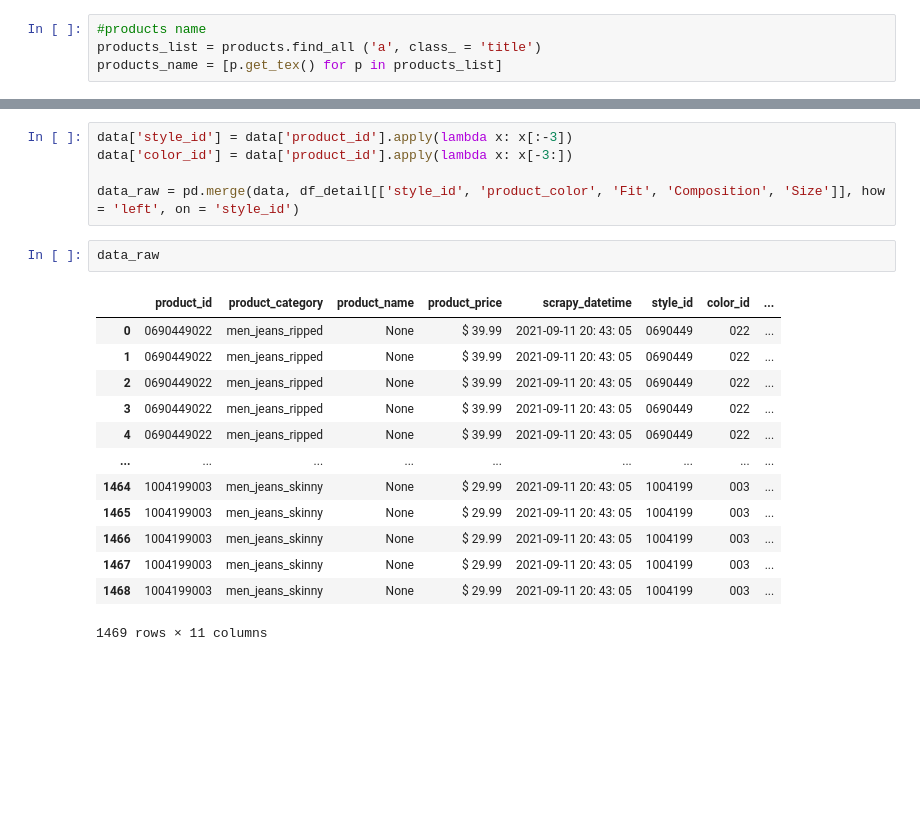
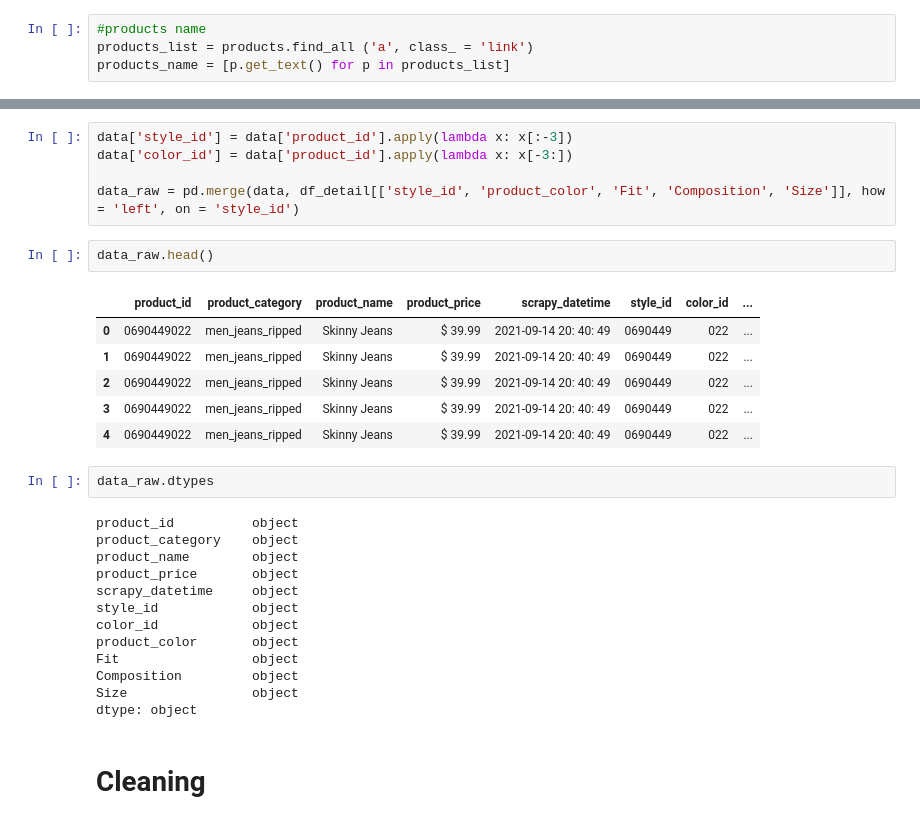
Before and after one commit to HenriqueCR1291/star_jeans, a Jupyter notebook: m01_star_jeans.ipynb, the cells around one changed output, grey strips where cells are left out. Saved outputs shown, nothing was run; the diff lists cells and outputs as text; blank space fills up the shorter version.

```diff
--- a/m01_star_jeans.ipynb
+++ b/m01_star_jeans.ipynb
@@ -160,8 +158,8 @@ products_id = [p.get('data-articlecode') for p in products_list]
 products_category = [p.get('data-category') for p in products_list]
 # %%
 #products name
-products_list = products.find_all ('a', class_ = 'title')
-products_name = [p.get_tex() for p in products_list]
+products_list = products.find_all ('a', class_ = 'link')
+products_name = [p.get_text() for p in products_list]
 # %%
 #product price
 products_list = products.find_all ('span', class_ = 'price regular')
@@ -319,18 +315,28 @@ data['color_id'] = data['product_id'].apply(lambda x: x[-3:])
 
 data_raw = pd.merge(data, df_detail[['style_id', 'product_color', 'Fit', 'Composition', 'Size']], how = 'left', on = 'style_id')
 # %%
-data_raw
+data_raw.head()
 # %% [output]
 |  | product_id | product_category | product_name | product_price | scrapy_datetime | style_id | color_id | ... |
-| 0 | 0690449022 | men_jeans_ripped | None | $ 39.99 | 2021-09-11 20: 43: 05 | 0690449 | 022 | ... |
-| 1 | 0690449022 | men_jeans_ripped | None | $ 39.99 | 2021-09-11 20: 43: 05 | 0690449 | 022 | ... |
-| 2 | 0690449022 | men_jeans_ripped | None | $ 39.99 | 2021-09-11 20: 43: 05 | 0690449 | 022 | ... |
-| 3 | 0690449022 | men_jeans_ripped | None | $ 39.99 | 2021-09-11 20: 43: 05 | 0690449 | 022 | ... |
-| 4 | 0690449022 | men_jeans_ripped | None | $ 39.99 | 2021-09-11 20: 43: 05 | 0690449 | 022 | ... |
-| ... | ... | ... | ... | ... | ... | ... | ... | ... |
-| 1464 | 1004199003 | men_jeans_skinny | None | $ 29.99 | 2021-09-11 20: 43: 05 | 1004199 | 003 | ... |
-| 1465 | 1004199003 | men_jeans_skinny | None | $ 29.99 | 2021-09-11 20: 43: 05 | 1004199 | 003 | ... |
-| 1466 | 1004199003 | men_jeans_skinny | None | $ 29.99 | 2021-09-11 20: 43: 05 | 1004199 | 003 | ... |
-| 1467 | 1004199003 | men_jeans_skinny | None | $ 29.99 | 2021-09-11 20: 43: 05 | 1004199 | 003 | ... |
-| 1468 | 1004199003 | men_jeans_skinny | None | $ 29.99 | 2021-09-11 20: 43: 05 | 1004199 | 003 | ... |
+| 0 | 0690449022 | men_jeans_ripped | Skinny Jeans | $ 39.99 | 2021-09-14 20: 40: 49 | 0690449 | 022 | ... |
+| 1 | 0690449022 | men_jeans_ripped | Skinny Jeans | $ 39.99 | 2021-09-14 20: 40: 49 | 0690449 | 022 | ... |
+| 2 | 0690449022 | men_jeans_ripped | Skinny Jeans | $ 39.99 | 2021-09-14 20: 40: 49 | 0690449 | 022 | ... |
+| 3 | 0690449022 | men_jeans_ripped | Skinny Jeans | $ 39.99 | 2021-09-14 20: 40: 49 | 0690449 | 022 | ... |
+| 4 | 0690449022 | men_jeans_ripped | Skinny Jeans | $ 39.99 | 2021-09-14 20: 40: 49 | 0690449 | 022 | ... |
-1469 rows × 11 columns
+# %%
+data_raw.dtypes
+# %% [output]
+product_id          object
+product_category    object
+product_name        object
+product_price       object
+scrapy_datetime     object
+style_id            object
+color_id            object
+product_color       object
+Fit                 object
+Composition         object
+Size                object
+dtype: object
+# %% [markdown]
+# Cleaning
```
Also changed, not shown: parts of 7 cells of this notebook.
